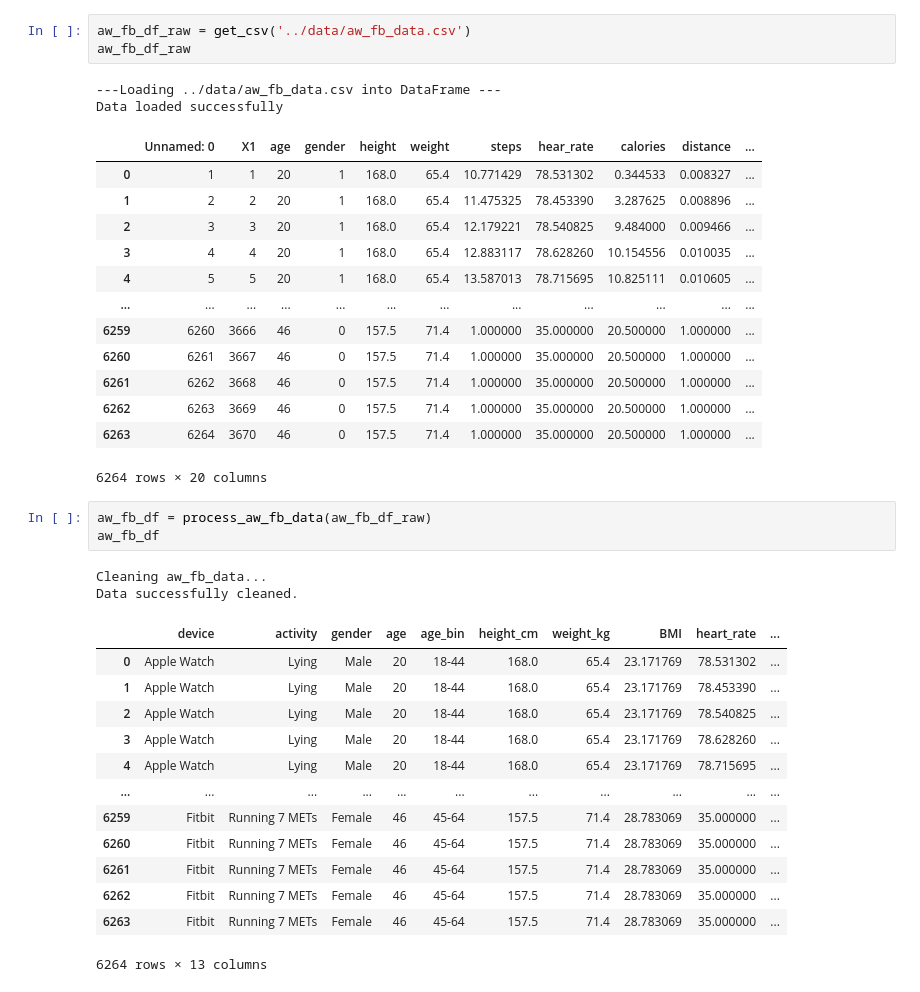
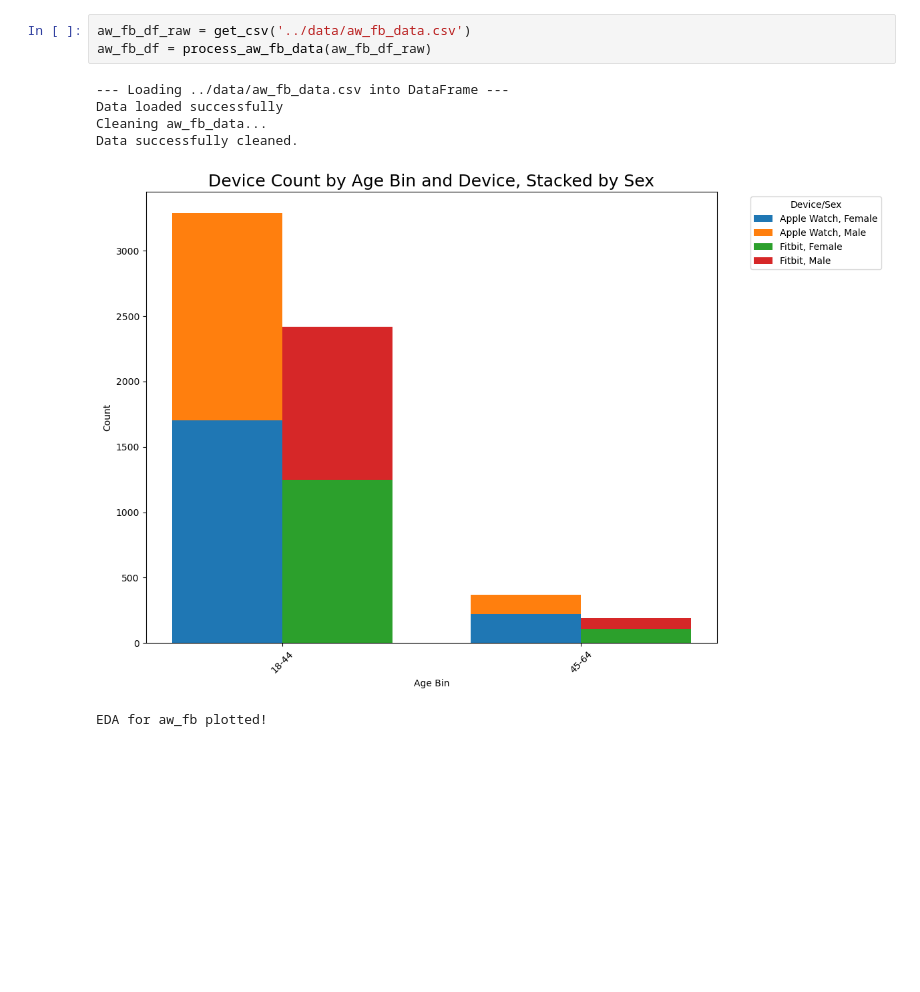
Before and after one commit to danilouie/wearable-devices-chronic-illnesses, a Jupyter notebook: src/results.ipynb, the cells around one changed output. Drawn from its saved outputs; the diff is of its cells as text; blank space fills up the shorter version.

```diff
--- a/src/results.ipynb
+++ b/src/results.ipynb
@@ -35,40 +28,12 @@ chronic_age_df
 # %%
 aw_fb_df_raw = get_csv('../data/aw_fb_data.csv')
-aw_fb_df_raw
+aw_fb_df = process_aw_fb_data(aw_fb_df_raw)
 # %% [output]
----Loading ../data/aw_fb_data.csv into DataFrame ---
+--- Loading ../data/aw_fb_data.csv into DataFrame ---
 Data loaded successfully
+Cleaning aw_fb_data...
+Data successfully cleaned.
-|  | Unnamed: 0 | X1 | age | gender | height | weight | steps | hear_rate | calories | distance | ... |
-| 0 | 1 | 1 | 20 | 1 | 168.0 | 65.4 | 10.771429 | 78.531302 | 0.344533 | 0.008327 | ... |
-| 1 | 2 | 2 | 20 | 1 | 168.0 | 65.4 | 11.475325 | 78.453390 | 3.287625 | 0.008896 | ... |
-| 2 | 3 | 3 | 20 | 1 | 168.0 | 65.4 | 12.179221 | 78.540825 | 9.484000 | 0.009466 | ... |
-| 3 | 4 | 4 | 20 | 1 | 168.0 | 65.4 | 12.883117 | 78.628260 | 10.154556 | 0.010035 | ... |
-| 4 | 5 | 5 | 20 | 1 | 168.0 | 65.4 | 13.587013 | 78.715695 | 10.825111 | 0.010605 | ... |
-| ... | ... | ... | ... | ... | ... | ... | ... | ... | ... | ... | ... |
-| 6259 | 6260 | 3666 | 46 | 0 | 157.5 | 71.4 | 1.000000 | 35.000000 | 20.500000 | 1.000000 | ... |
-| 6260 | 6261 | 3667 | 46 | 0 | 157.5 | 71.4 | 1.000000 | 35.000000 | 20.500000 | 1.000000 | ... |
-| 6261 | 6262 | 3668 | 46 | 0 | 157.5 | 71.4 | 1.000000 | 35.000000 | 20.500000 | 1.000000 | ... |
-| 6262 | 6263 | 3669 | 46 | 0 | 157.5 | 71.4 | 1.000000 | 35.000000 | 20.500000 | 1.000000 | ... |
-| 6263 | 6264 | 3670 | 46 | 0 | 157.5 | 71.4 | 1.000000 | 35.000000 | 20.500000 | 1.000000 | ... |
+[figure, added]
-6264 rows × 20 columns
+EDA for aw_fb plotted!
-# %%
-aw_fb_df = process_aw_fb_data(aw_fb_df_raw)
-aw_fb_df
-# %% [output]
-Cleaning aw_fb_data...
-Data successfully cleaned.
-|  | device | activity | gender | age | age_bin | height_cm | weight_kg | BMI | heart_rate | ... |
-| 0 | Apple Watch | Lying | Male | 20 | 18-44 | 168.0 | 65.4 | 23.171769 | 78.531302 | ... |
-| 1 | Apple Watch | Lying | Male | 20 | 18-44 | 168.0 | 65.4 | 23.171769 | 78.453390 | ... |
-| 2 | Apple Watch | Lying | Male | 20 | 18-44 | 168.0 | 65.4 | 23.171769 | 78.540825 | ... |
-| 3 | Apple Watch | Lying | Male | 20 | 18-44 | 168.0 | 65.4 | 23.171769 | 78.628260 | ... |
-| 4 | Apple Watch | Lying | Male | 20 | 18-44 | 168.0 | 65.4 | 23.171769 | 78.715695 | ... |
-| ... | ... | ... | ... | ... | ... | ... | ... | ... | ... | ... |
-| 6259 | Fitbit | Running 7 METs | Female | 46 | 45-64 | 157.5 | 71.4 | 28.783069 | 35.000000 | ... |
-| 6260 | Fitbit | Running 7 METs | Female | 46 | 45-64 | 157.5 | 71.4 | 28.783069 | 35.000000 | ... |
-| 6261 | Fitbit | Running 7 METs | Female | 46 | 45-64 | 157.5 | 71.4 | 28.783069 | 35.000000 | ... |
-| 6262 | Fitbit | Running 7 METs | Female | 46 | 45-64 | 157.5 | 71.4 | 28.783069 | 35.000000 | ... |
-| 6263 | Fitbit | Running 7 METs | Female | 46 | 45-64 | 157.5 | 71.4 | 28.783069 | 35.000000 | ... |
-6264 rows × 13 columns
 # %%
 nutri_df_raw = get_csv('../data/Nutrition__Physical_Activity__and_Obesity_-_Behavioral_Risk_Factor_Surveillance_System.csv')
```
Also changed, not shown: parts of 22 cells of this notebook, 9 other files.
